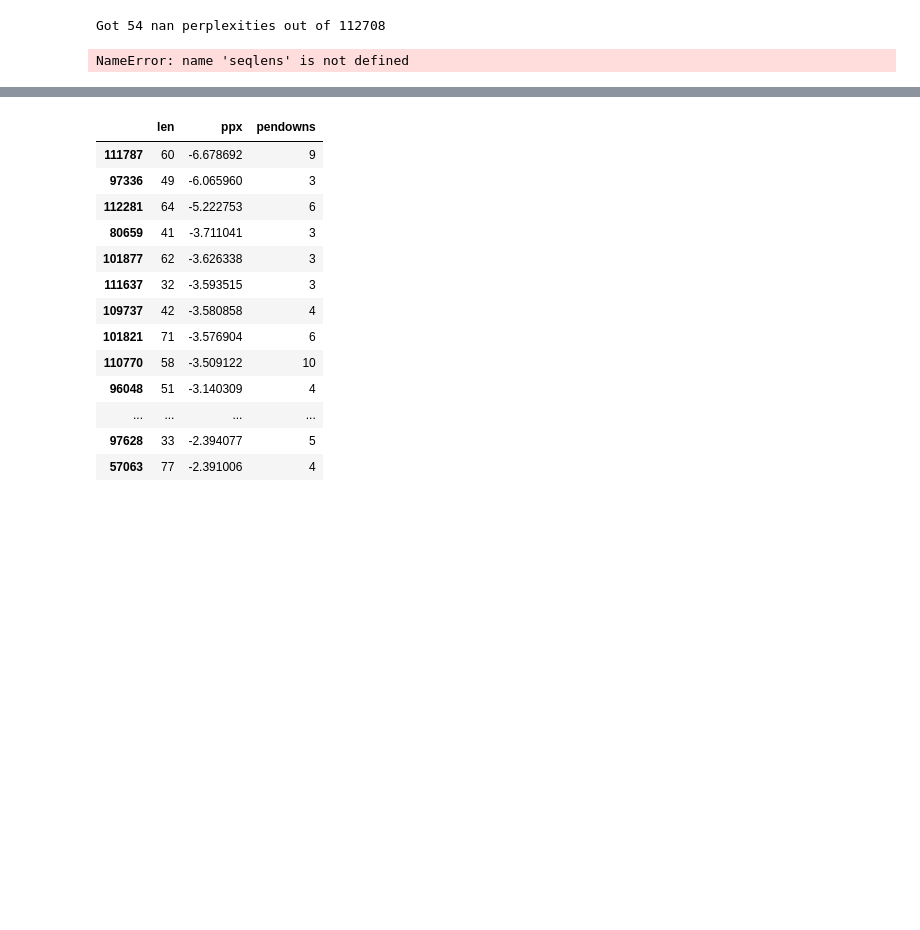
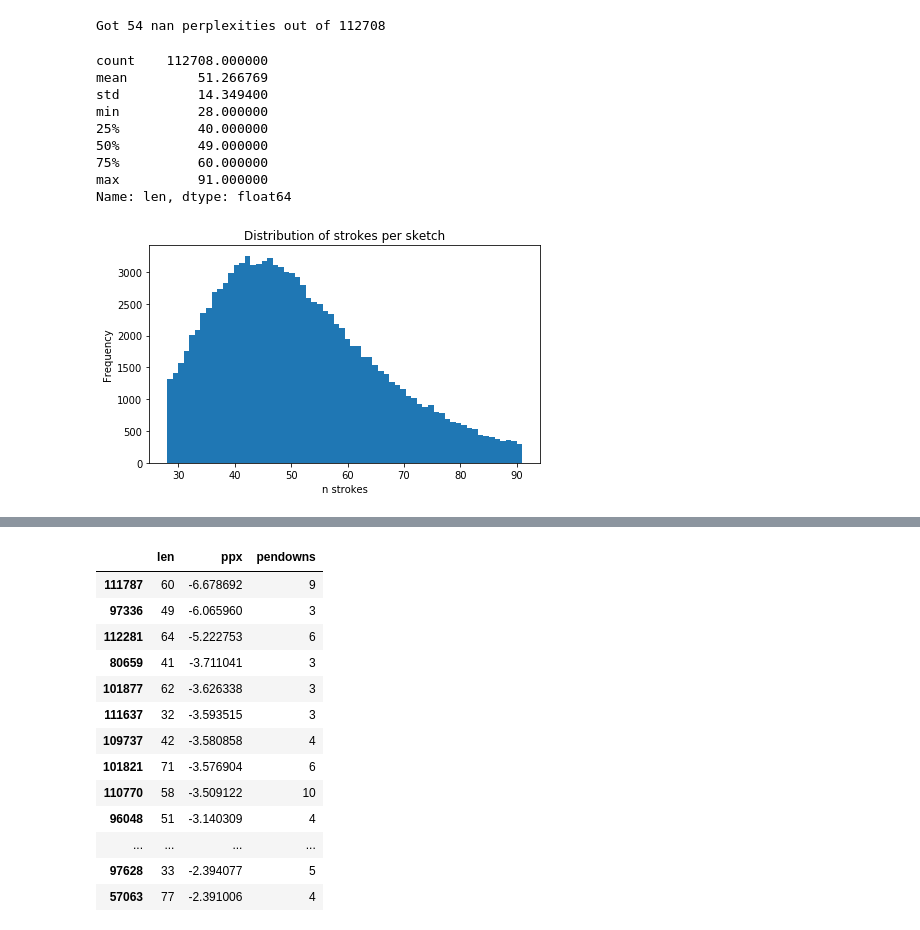
Before and after one commit to colinmorris/sketch-rnn-experiments, a Jupyter notebook: owl_anomalies.ipynb, the cells around one changed output, grey strips where cells are left out. Saved outputs shown, nothing was run; the diff lists cells and outputs as text; code cells hidden in the pictures; blank space fills up the shorter version.

```diff
--- a/owl_anomalies.ipynb
+++ b/owl_anomalies.ipynb
@@ -584,14 +655,27 @@ print "Got {} nan perplexities out of {}".format(np.isnan(ppx).sum(), ppx.shape[
 # %% [output]
 Got 54 nan perplexities out of 112708
 # %%
-sls = pd.Series(seqlens)
+sls = df['len']
 print sls.describe()
 
+fig, ax = plt.subplots(figsize=(7,4))
+
 # Distribution of n strokes
-sls.plot.hist(bins=sls.max()-sls.min()+1)
-plt.show()
+sls.plot.hist(ax=ax, bins=sls.max()-sls.min()+1)
+ax.set_xlabel('n strokes')
+ax.set_title('Distribution of strokes per sketch');
+fig.savefig('nstrokes.png')
 # %% [output]
-NameError: name 'seqlens' is not defined
+count    112708.000000
+mean         51.266769
+std          14.349400
+min          28.000000
+25%          40.000000
+50%          49.000000
+75%          60.000000
+max          91.000000
+Name: len, dtype: float64
+[figure, added]
 # %%
 %matplotlib inline
 fig, ax = plt.subplots(figsize=(8,5))
```
Also changed, not shown: parts of 10 cells of this notebook, 2 other files.
